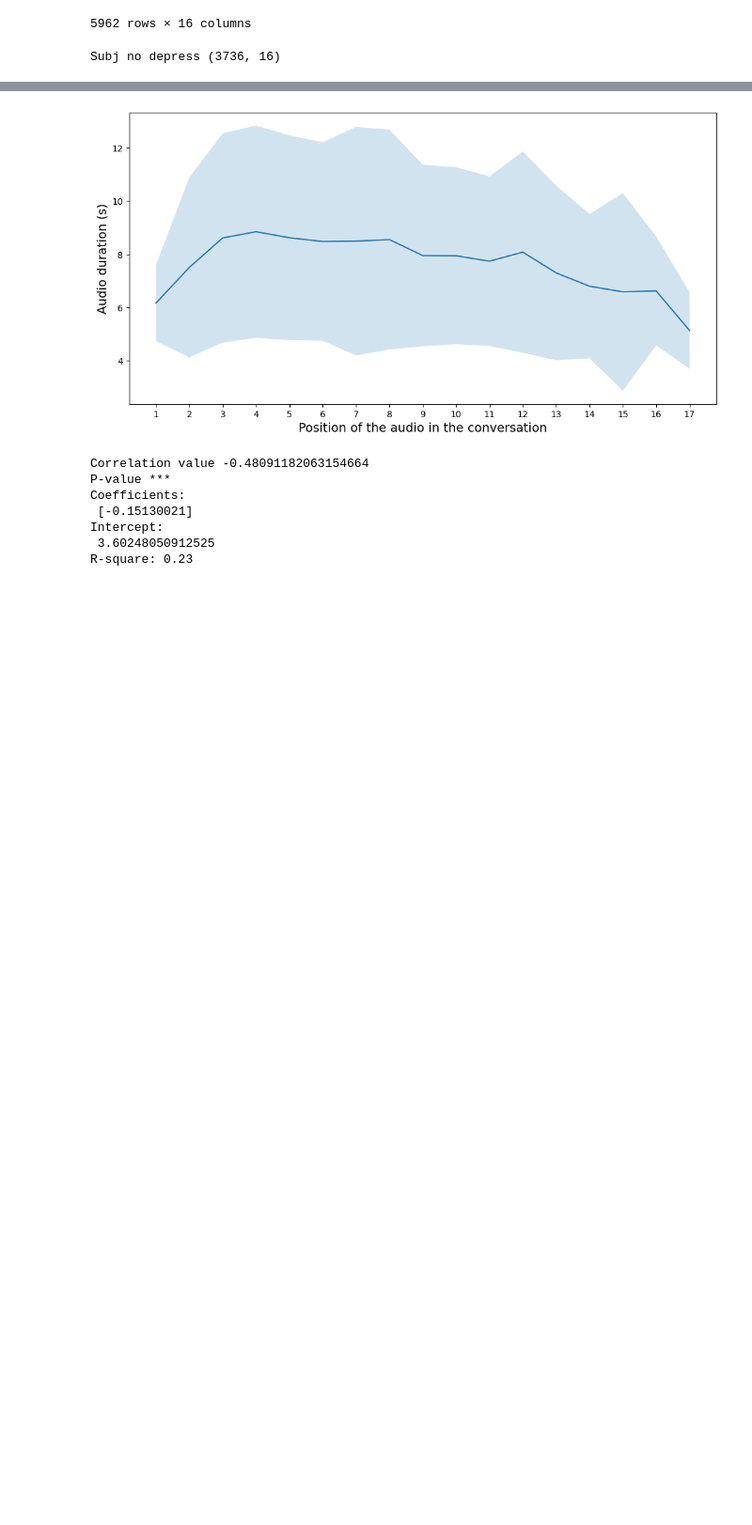
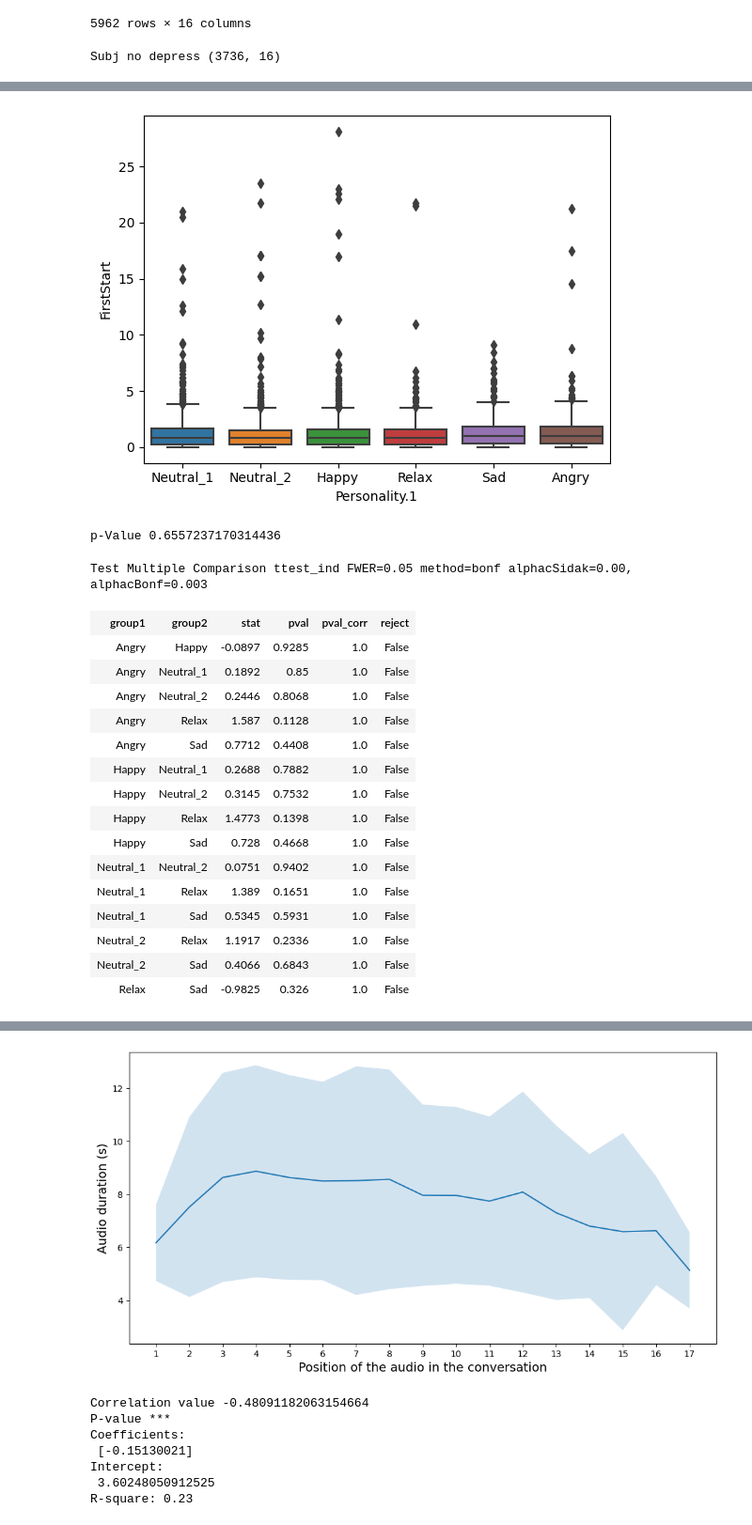
Before and after one commit to ASAPLableni/LableniBot, a Jupyter notebook: DataAnalysis/AudioCheck.ipynb, the cells around one changed output, grey strips where cells are left out. Shown at 94% size. Drawn from its saved outputs; the diff is of its cells as text; code cells hidden in the pictures; blank space fills up the shorter version.

```diff
--- a/DataAnalysis/AudioCheck.ipynb
+++ b/DataAnalysis/AudioCheck.ipynb
@@ -378,0 +360,20 @@ Mean Perc talking (s) = 44.0348 +/- 23.3214 ; Median = 42.5322 ; Min. =  2.1834
+# %%
+datetime_obj = pd.to_datetime(df_no_depress["Date"], format='%Y%m%d_%H%M%S')
+df_no_depress["VH_datetime"] = datetime_obj
+df_no_depress_sort = df_no_depress.sort_values("VH_datetime").reset_index(drop=True)
+# %%
+for subj, df_subj in df_no_depress_sort.groupby("SubjNameUser"):
+    first_date = df_subj[df_subj["Personality.1"] == "Neutral"]["Date"].iloc[0]
+    counter_neutral = 1
+    for k, v in df_subj[df_subj["Personality.1"] == "Neutral"]["Date"].to_dict().items():
+        if v != first_date:
+            counter_neutral += 1
+            first_date = v
+
+        df_no_depress_sort.loc[k, "Personality.1"] = "Neutral_" + str(counter_neutral)
+# %%
+index_to_remove = df_no_depress_sort[
+    (df_no_depress_sort["Personality.1"] == "Neutral_3") | (df_no_depress_sort["Personality.1"] == "Neutral_4")
+].index
+
+df_no_depress_sort = df_no_depress_sort.drop(index_to_remove, axis=0).reset_index(drop=True)
@@ -378,0 +403,38 @@ Mean Perc talking (s) = 44.0348 +/- 23.3214 ; Median = 42.5322 ; Min. =  2.1834
+# %%
+# ###################
+# ### First start ###
+# ###################
+
+sns.boxplot(data=df_no_depress_sort, x="Personality.1", y="FirstStart")
+# plt.ylim(0, 10)
+
+plt.show()
+
+group_list = [df_g["FirstStart"].tolist() for g, df_g in df_no_depress_sort.groupby("Personality.1")]
+_, pvalue = stats.f_oneway(*group_list)
+print("p-Value", pvalue)
+
+comp = mc.MultiComparison(df_no_depress_sort['FirstStart'], df_no_depress_sort['Personality.1'])
+tbl, a1, a2 = comp.allpairtest(stats.ttest_ind, method= "bonf")
+
+display(tbl)
+# %% [output]
+[figure, added]
+p-Value 0.6557237170314436
+Test Multiple Comparison ttest_ind FWER=0.05 method=bonf alphacSidak=0.00, alphacBonf=0.003
+| group1 | group2 | stat | pval | pval_corr | reject |
+| Angry | Happy | -0.0897 | 0.9285 | 1.0 | False |
+| Angry | Neutral_1 | 0.1892 | 0.85 | 1.0 | False |
+| Angry | Neutral_2 | 0.2446 | 0.8068 | 1.0 | False |
+| Angry | Relax | 1.587 | 0.1128 | 1.0 | False |
+| Angry | Sad | 0.7712 | 0.4408 | 1.0 | False |
+| Happy | Neutral_1 | 0.2688 | 0.7882 | 1.0 | False |
+| Happy | Neutral_2 | 0.3145 | 0.7532 | 1.0 | False |
+| Happy | Relax | 1.4773 | 0.1398 | 1.0 | False |
+| Happy | Sad | 0.728 | 0.4668 | 1.0 | False |
+| Neutral_1 | Neutral_2 | 0.0751 | 0.9402 | 1.0 | False |
+| Neutral_1 | Relax | 1.389 | 0.1651 | 1.0 | False |
+| Neutral_1 | Sad | 0.5345 | 0.5931 | 1.0 | False |
+| Neutral_2 | Relax | 1.1917 | 0.2336 | 1.0 | False |
+| Neutral_2 | Sad | 0.4066 | 0.6843 | 1.0 | False |
+| Relax | Sad | -0.9825 | 0.326 | 1.0 | False |
```
Also changed, not shown: parts of 16 cells of this notebook, 1 other file.
